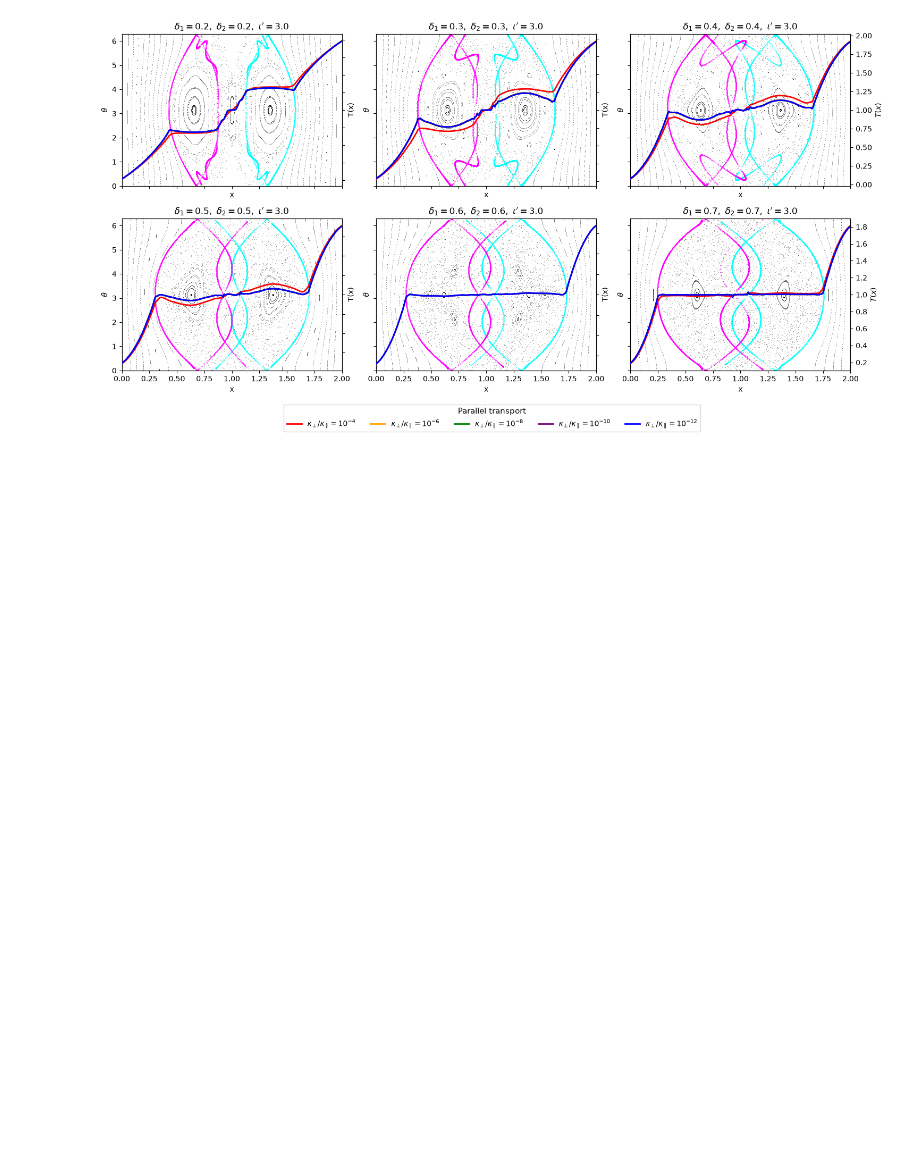
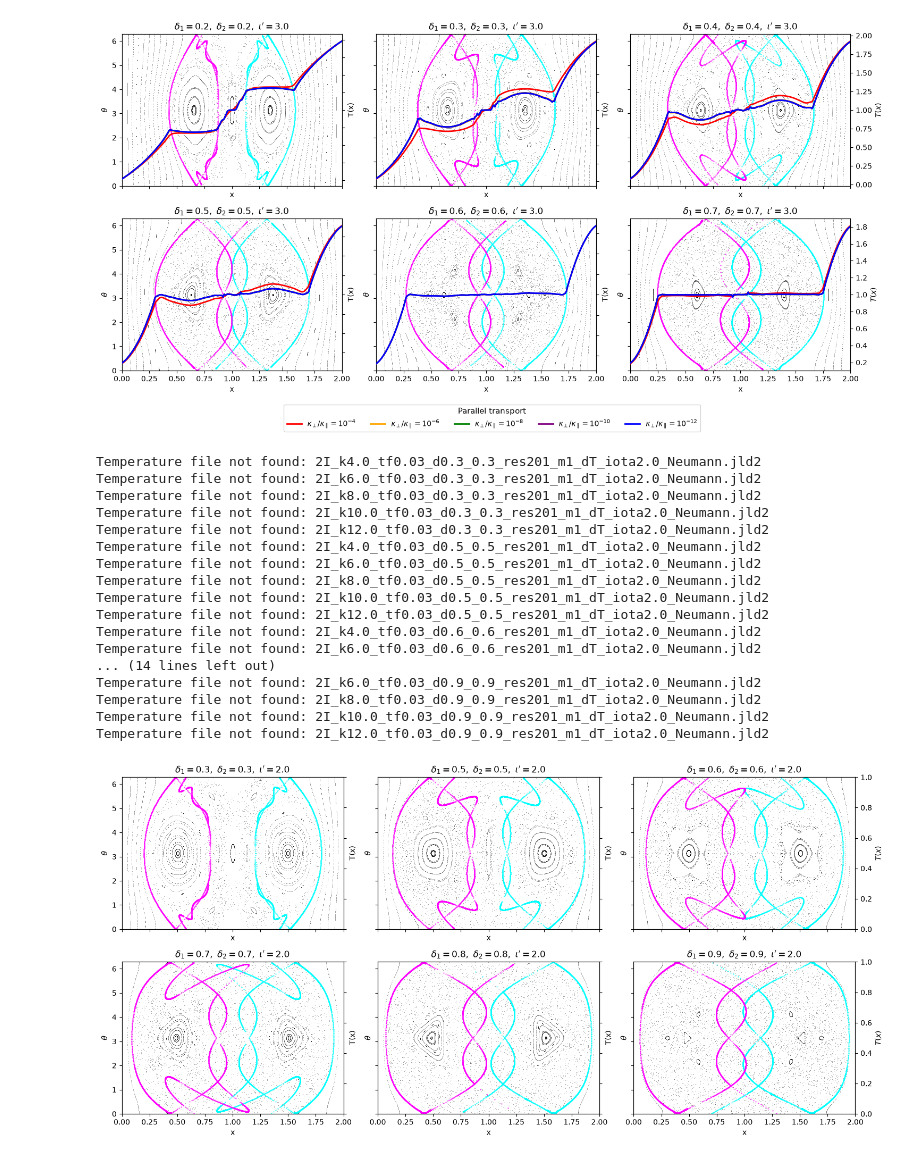
Before and after one commit to mireiaraventos/SdS, a Jupyter notebook: local/Plot_subplots_manifolds.ipynb, the cells around one changed output. Saved outputs shown, nothing was run; the diff lists cells and outputs as text; code cells hidden in the pictures; blank space fills up the shorter version.

```diff
--- a/local/Plot_subplots_manifolds.ipynb
+++ b/local/Plot_subplots_manifolds.ipynb
@@ -11,7 +11,7 @@ import h5py
 results_dir = Path("num_results_loc/computed_manifolds")
 poincare_dir = Path("num_results_loc/poincare_plots")
 
-configs = list(range(11, 20)) + list(range(110, 124)) + [21, 22, 23]
+configs = list(range(11, 20)) + list(range(110, 129)) + [21, 22, 23]
 
 manifolds = {}
 parameters = {}
@@ -39,13 +39,7 @@ for config_id in configs:
 temperature_dir = Path("num_results_loc/FaADE")
 
 def plot_temperature(
-    ax,
-    params,
-    t_f,
-    k_values=(4.0, 6.0, 8.0, 10.0, 12.0),
-    nx=201,
-    colors=("red", "orange", "green", "purple", "blue")
-):
+        ax, params, t_f, k_values=(4.0, 6.0, 8.0, 10.0, 12.0), nx=201, colors=("red", "orange", "green", "purple", "blue")):
     """
     Plot temperature profiles on a secondary y-axis.
 
@@ -87,14 +81,7 @@ def plot_temperature(
             x_mid = np.asarray(f["x_mid"]).squeeze()
             u_mid = np.asarray(f["u_mid"]).squeeze()
 
-        ax_T.plot(
-            x_mid,
-            u_mid,
-            color=color,
-            linewidth=2,
-            label=rf"$\kappa_\perp/\kappa_\parallel = 10^{{-{int(exp_k)}}}$",
-            zorder=4
-        )
+        ax_T.plot(x_mid, u_mid, color=color, linewidth=2, label=rf"$\kappa_\perp/\kappa_\parallel = 10^{{-{int(exp_k)}}}$", zorder=4)
 
     ax_T.set_ylabel(r"$T(x)$")
     ax_T.set_xlim(0, 2)
@@ -346,3 +289,29 @@ plt.show()
 Temperature file not found: 2I_k4.0_tf0.03_d0.6_0.6_res201_m1_dT_iota3.0_Neumann.jld2
 Temperature file not found: 2I_k6.0_tf0.03_d0.6_0.6_res201_m1_dT_iota3.0_Neumann.jld2
 [figure]
+# %%
+configs_3 = [124, 12, 125, 126, 127, 128]
+t_f = 0.03
+
+fig, ax = plot_configurations(configs_3, t_f=t_f, ncols=3, island_1=[1,2], island_2=[3,4], save_name=f"tf{t_f}_iota2.0")
+
+plt.show()
+# %% [output]
+Temperature file not found: 2I_k4.0_tf0.03_d0.3_0.3_res201_m1_dT_iota2.0_Neumann.jld2
+Temperature file not found: 2I_k6.0_tf0.03_d0.3_0.3_res201_m1_dT_iota2.0_Neumann.jld2
+Temperature file not found: 2I_k8.0_tf0.03_d0.3_0.3_res201_m1_dT_iota2.0_Neumann.jld2
+Temperature file not found: 2I_k10.0_tf0.03_d0.3_0.3_res201_m1_dT_iota2.0_Neumann.jld2
+Temperature file not found: 2I_k12.0_tf0.03_d0.3_0.3_res201_m1_dT_iota2.0_Neumann.jld2
+Temperature file not found: 2I_k4.0_tf0.03_d0.5_0.5_res201_m1_dT_iota2.0_Neumann.jld2
+Temperature file not found: 2I_k6.0_tf0.03_d0.5_0.5_res201_m1_dT_iota2.0_Neumann.jld2
+Temperature file not found: 2I_k8.0_tf0.03_d0.5_0.5_res201_m1_dT_iota2.0_Neumann.jld2
+Temperature file not found: 2I_k10.0_tf0.03_d0.5_0.5_res201_m1_dT_iota2.0_Neumann.jld2
+Temperature file not found: 2I_k12.0_tf0.03_d0.5_0.5_res201_m1_dT_iota2.0_Neumann.jld2
+Temperature file not found: 2I_k4.0_tf0.03_d0.6_0.6_res201_m1_dT_iota2.0_Neumann.jld2
+Temperature file not found: 2I_k6.0_tf0.03_d0.6_0.6_res201_m1_dT_iota2.0_Neumann.jld2
+... (14 lines left out)
+Temperature file not found: 2I_k6.0_tf0.03_d0.9_0.9_res201_m1_dT_iota2.0_Neumann.jld2
+Temperature file not found: 2I_k8.0_tf0.03_d0.9_0.9_res201_m1_dT_iota2.0_Neumann.jld2
+Temperature file not found: 2I_k10.0_tf0.03_d0.9_0.9_res201_m1_dT_iota2.0_Neumann.jld2
+Temperature file not found: 2I_k12.0_tf0.03_d0.9_0.9_res201_m1_dT_iota2.0_Neumann.jld2
+[figure, added]
```
Also changed, not shown: parts of 1 cell of this notebook, 3 other files.
